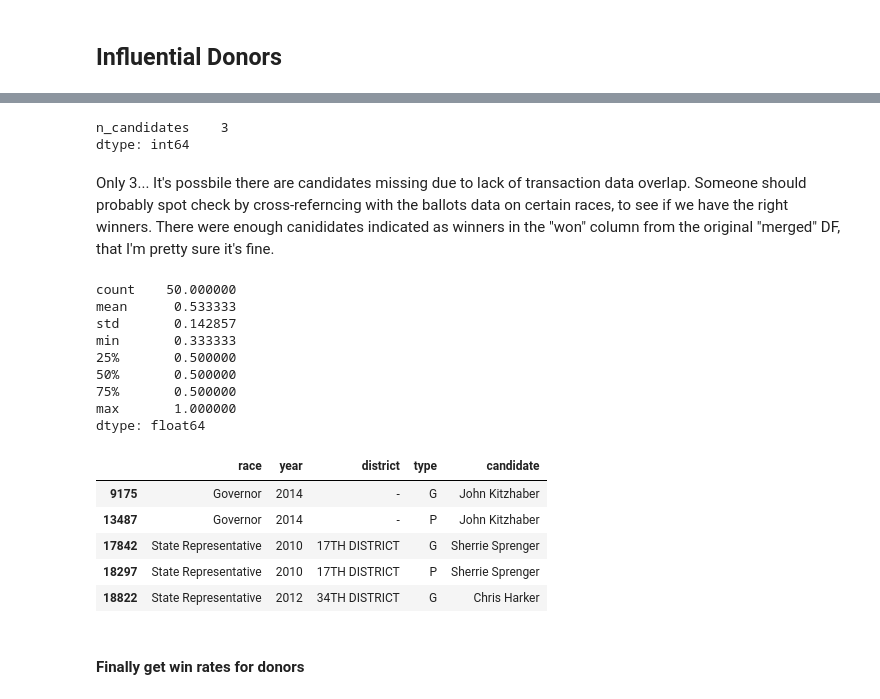
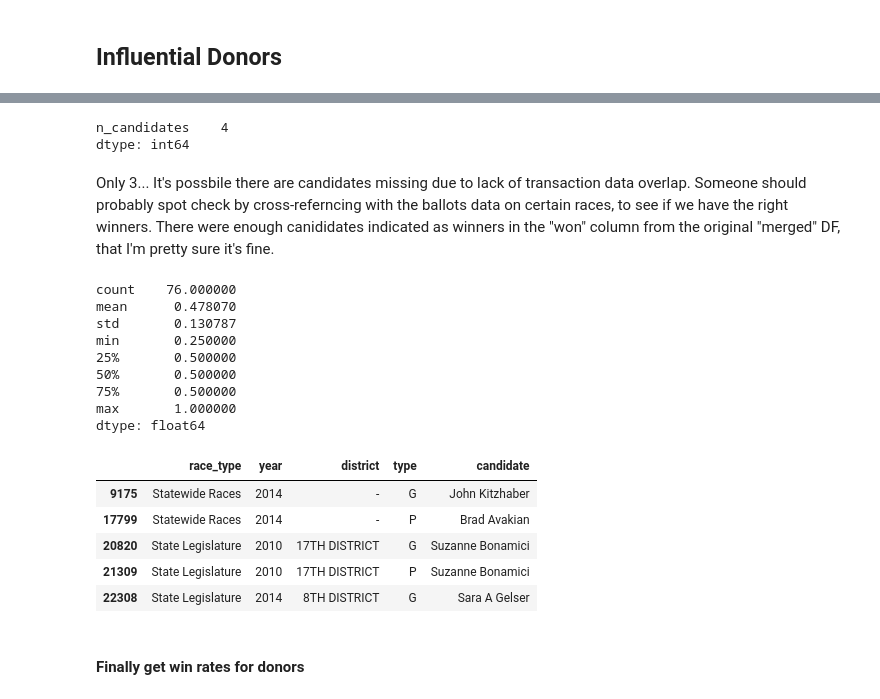
Before and after one commit to hackoregon/elections-2018, a Jupyter notebook: notebooks/overall_analysis_ballots_transactions_committees.ipynb, the cells around one changed output, grey strips where cells are left out. Cells and saved outputs as stored; diff of their text form; code cells hidden in the pictures.

```diff
--- a/notebooks/overall_analysis_ballots_transactions_committees.ipynb
+++ b/notebooks/overall_analysis_ballots_transactions_committees.ipynb
@@ -446,11 +460,11 @@ plt.tight_layout();
 # %%
 # Get only data for races that contained at least two candidates
 
-multi_candidate = merged_hf.groupby(['race','year','district']).candidate.nunique().copy()
+multi_candidate = merged_hf.groupby(['race_type','year','district']).candidate.nunique().copy()
 multi_candidate = multi_candidate[multi_candidate > 1]
 
 multi_candidate = merged_hf.merge(
-    multi_candidate.reset_index(), on=['race','year','district'], how='inner')
+    multi_candidate.reset_index(), on=['race_type','year','district'], how='inner')
 multi_candidate.rename(columns={'candidate_x': 'candidate'}, inplace=True)
 multi_candidate.drop('candidate_y', axis=1, inplace=True)
 # %%
@@ -483,12 +497,12 @@ by_race.head()
 # %%
 # Assign 1 to a single record for the winner of each race (P and G separate)
 
-idxs = multi_candidate.groupby(['race','year','district','type']).total_votes.idxmax()
+idxs = multi_candidate.groupby(['race_type','year','district','type']).total_votes.idxmax()
 multi_candidate['winner'] = 0
 multi_candidate.loc[idxs, 'winner'] = 1
 # %%
 # Maximum number of candidates in a race we have data for
-multi_candidate.groupby(['race','year','district','type']).apply(
+multi_candidate.groupby(['race_type','year','district','type']).apply(
     lambda x: Series(
         {
             'n_candidates': x['candidate'].nunique(),
@@ -496,7 +510,7 @@ multi_candidate.groupby(['race','year','district','type']).apply(
     )
 ).max()
 # %% [output]
-n_candidates    3
+n_candidates    4
 dtype: int64
 # %% [markdown]
 Only 3... It's possbile there are candidates missing due to lack of transaction data overlap.
@@ -507,7 +521,7 @@ in the "won" column from the original "merged" DF, that I'm pretty sure it's fin
 # make sure the stats look right (they do)
 # e.g. should be 0.333 for a race that has 3 candidates
 # This is determined based on number of votes, so still spot check as mentioned above.
-multi_candidate.groupby(['race','year','district','type','candidate']).apply(
+multi_candidate.groupby(['race_type','year','district','type','candidate']).apply(
     lambda x: Series(
         {
             'won': x['winner'].max(),
@@ -515,25 +529,25 @@ multi_candidate.groupby(['race','year','district','type','candidate']).apply(
     )
 ).unstack().mean(axis=1).describe()
 # %% [output]
-count    50.000000
-mean      0.533333
-std       0.142857
-min       0.333333
+count    76.000000
+mean      0.478070
+std       0.130787
+min       0.250000
 25%       0.500000
 50%       0.500000
 75%       0.500000
 max       1.000000
 dtype: float64
 # %%
-winners = multi_candidate[multi_candidate.winner == 1][['race','year','district','type','candidate']]
+winners = multi_candidate[multi_candidate.winner == 1][['race_type','year','district','type','candidate']]
 winners.head()
 # %% [output]
-|  | race | year | district | type | candidate |
-| 9175 | Governor | 2014 | - | G | John Kitzhaber |
-| 13487 | Governor | 2014 | - | P | John Kitzhaber |
-| 17842 | State Representative | 2010 | 17TH DISTRICT | G | Sherrie Sprenger |
-| 18297 | State Representative | 2010 | 17TH DISTRICT | P | Sherrie Sprenger |
-| 18822 | State Representative | 2012 | 34TH DISTRICT | G | Chris Harker |
+|  | race_type | year | district | type | candidate |
+| 9175 | Statewide Races | 2014 | - | G | John Kitzhaber |
+| 17799 | Statewide Races | 2014 | - | P | Brad Avakian |
+| 20820 | State Legislature | 2010 | 17TH DISTRICT | G | Suzanne Bonamici |
+| 21309 | State Legislature | 2010 | 17TH DISTRICT | P | Suzanne Bonamici |
+| 22308 | State Legislature | 2014 | 8TH DISTRICT | G | Sara A Gelser |
 # %%
 # Get win rates for contributors
 
```
Also changed, not shown: parts of 18 cells of this notebook.
